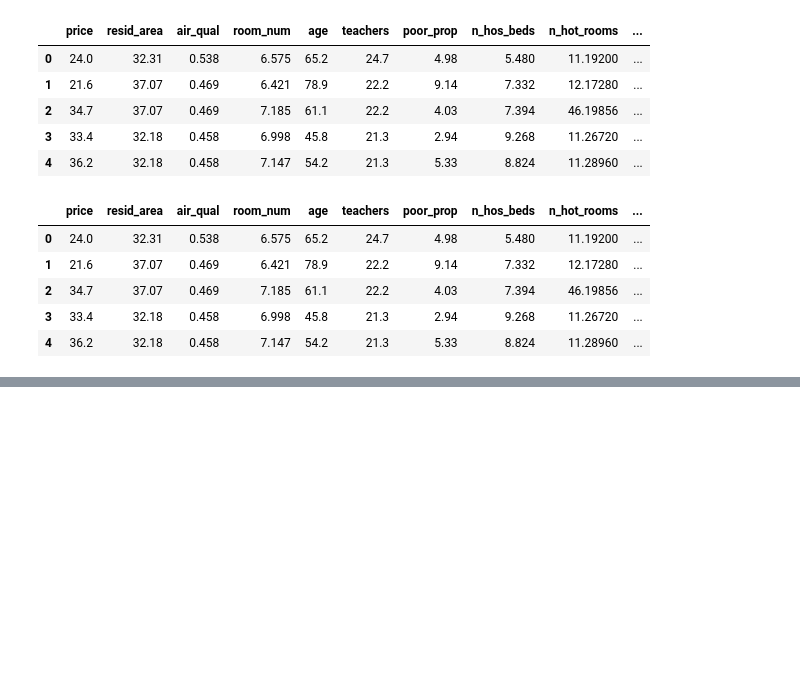
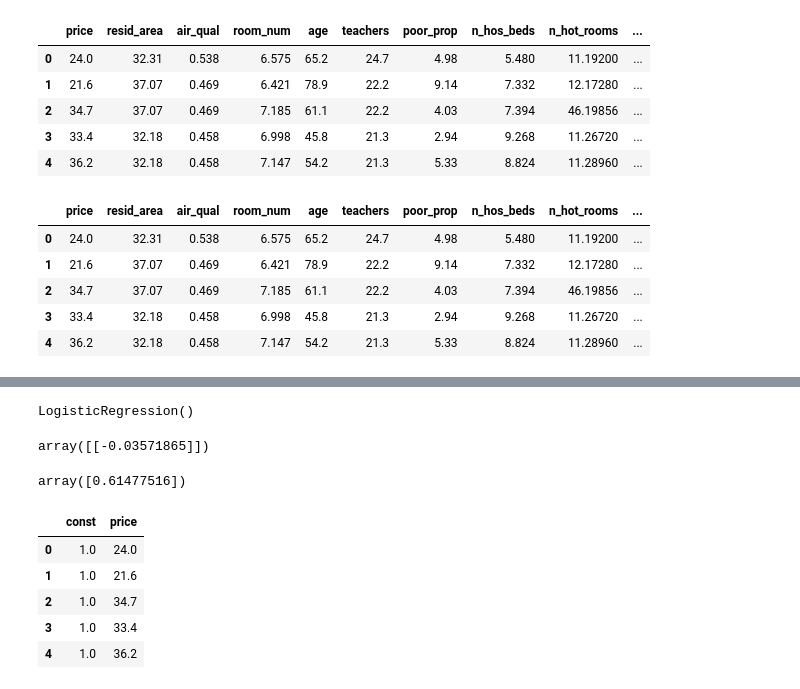
Before and after one commit to sarangsvkm/Machine-Learning-code, a Jupyter notebook: EDD.ipynb, the cells around one changed output, grey strips where cells are left out. Saved outputs shown, nothing was run; the diff lists cells and outputs as text; code cells hidden in the pictures; blank space fills up the shorter version.

```diff
--- a/EDD.ipynb
+++ b/EDD.ipynb
@@ -272,0 +275,2 @@ dr.head()
+# %%
+Y=df[['Sold']]
@@ -272,0 +299,12 @@ dr.head()
+# %%
+clfs_lrs.fit(X,Y)
+# %% [output]
+LogisticRegression()
+# %%
+clfs_lrs.coef_
+# %% [output]
+array([[-0.03571865]])
+# %%
+clfs_lrs.intercept_
+# %% [output]
+array([0.61477516])
@@ -272,0 +315,9 @@ dr.head()
+# %%
+X_const.head()
+# %% [output]
+|  | const | price |
+| 0 | 1.0 | 24.0 |
+| 1 | 1.0 | 21.6 |
+| 2 | 1.0 | 34.7 |
+| 3 | 1.0 | 33.4 |
+| 4 | 1.0 | 36.2 |
```
Also changed, not shown: parts of 62 cells of this notebook, 3 other files.
